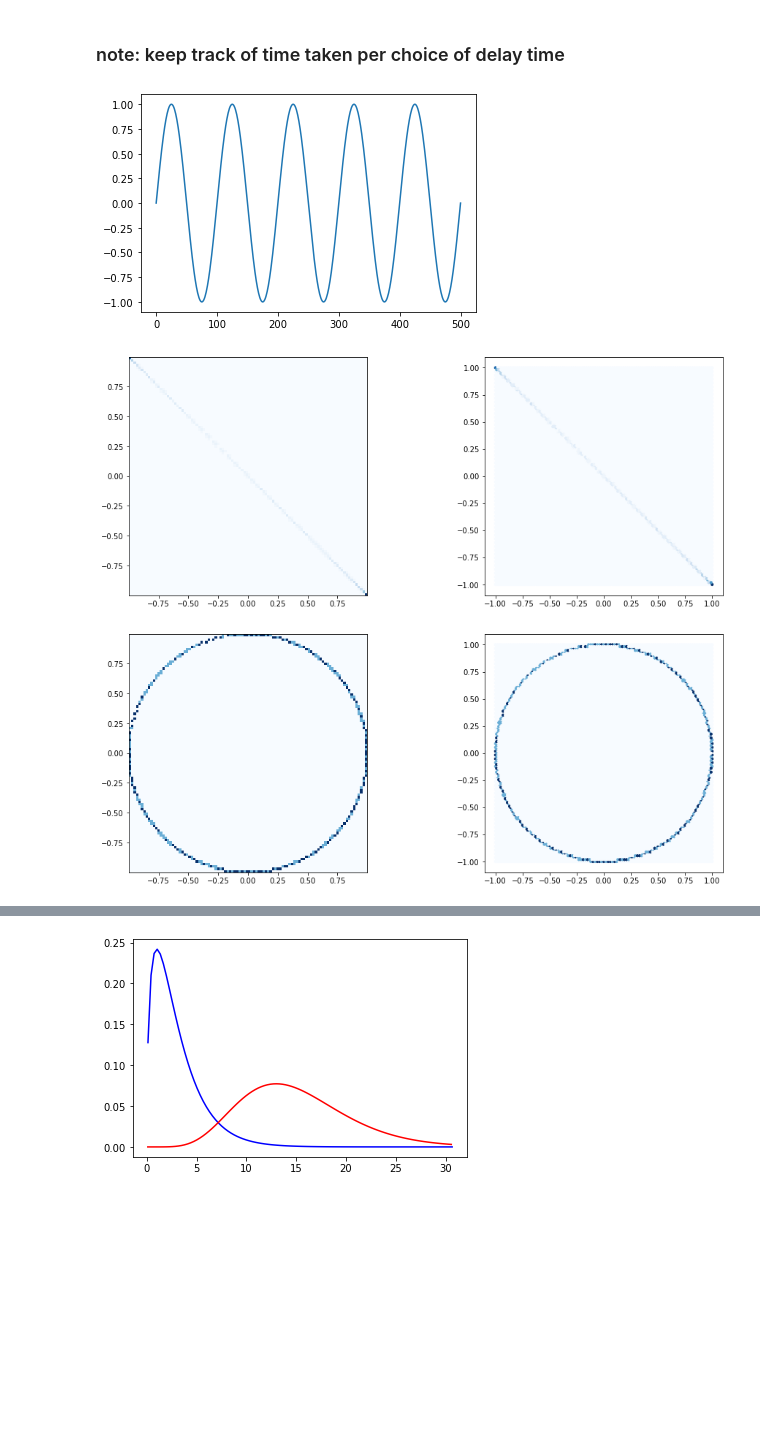
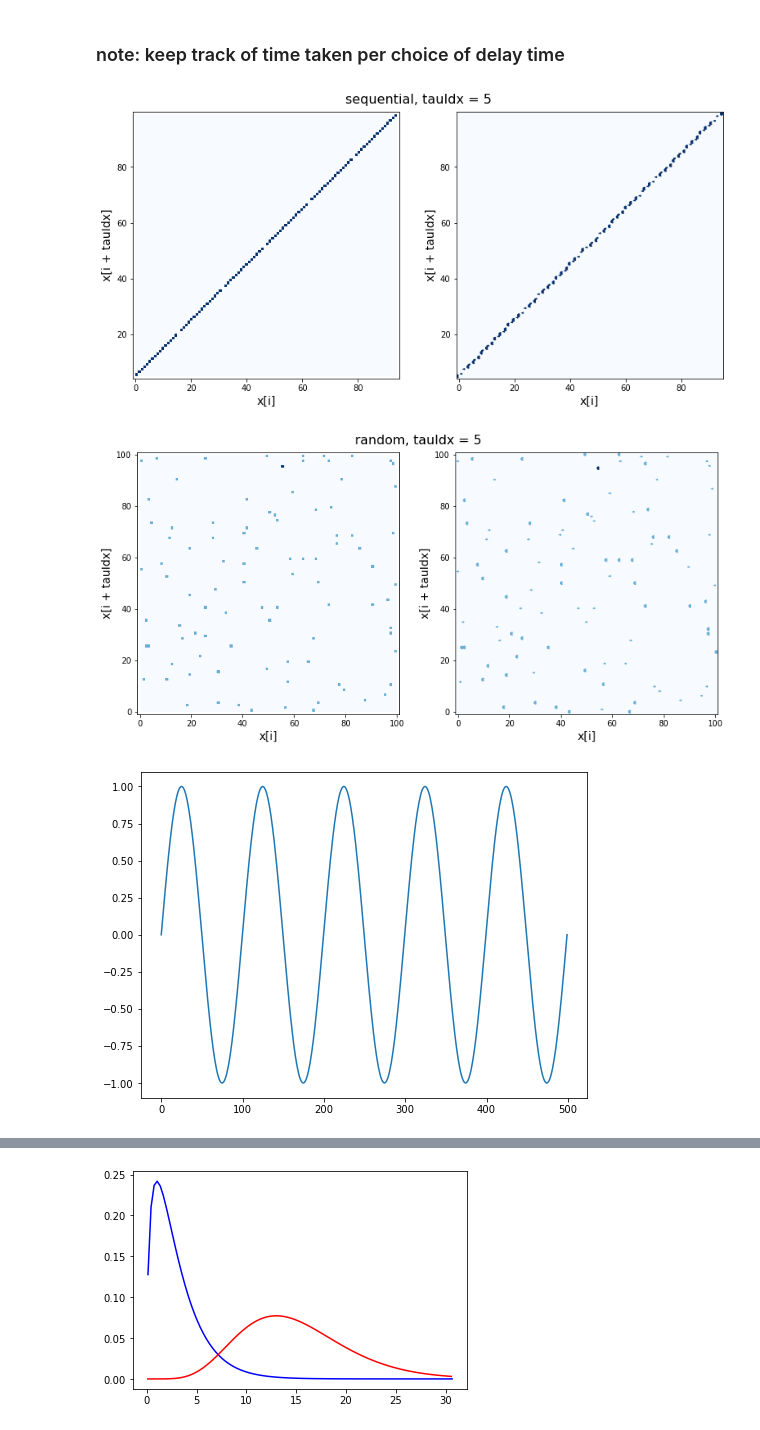
Before and after one commit to esandford/starspot_chaos, a Jupyter notebook: syntheticSignals.ipynb, the cells around one changed output, grey strips where cells are left out. Drawn from its saved outputs; the diff is of its cells as text; code cells hidden in the pictures; blank space fills up the shorter version.

```diff
--- a/syntheticSignals.ipynb
+++ b/syntheticSignals.ipynb
@@ -452,26 +452,32 @@ def bin2D(timeSeries, tauIdx,plotTitle=None):
     #print(timeSeries)
     #print(x)
     #print(y)
-    fig, axes = plt.subplots(1,2,figsize=(16,6))
+    fig, axes = plt.subplots(1,2,figsize=(13,6))
     axes[0].hist2d(x,y,bins=(100,100),cmap="Blues")
-    axes[1].hexbin(x,y,gridsize=100,cmap="Blues")
+    axes[1].hexbin(x,y,gridsize=100,cmap="Blues",extent=(np.min(x)-0.01*np.ptp(x),np.max(x)+0.01*np.ptp(x),np.min(y)-0.01*np.ptp(y),np.max(y)+0.01*np.ptp(y)))
     for ax in axes:
         ax.set_aspect('equal')
-    axes[0].set_title(plotTitle)
+        ax.set_xlabel("x[i]",fontsize=14)
+        ax.set_ylabel("x[i + tauIdx]",fontsize=14)
+        ax.set_xlim(np.min(x)-0.01*np.ptp(x), np.max(x)+0.01*np.ptp(x))
+        ax.set_ylim(np.min(y)-0.01*np.ptp(y), np.max(y)+0.01*np.ptp(y))
+    plt.suptitle(plotTitle,y=0.93,fontsize=16)
 
     return
 # %%
 # test cases:
 # sequential array
-#bin2D(timeSeries=np.arange(100),tauIdx=5)
+bin2D(timeSeries=np.arange(100),tauIdx=5,plotTitle="sequential, tauIdx = 5")
 # random array
-#bin2D(timeSeries=np.random.randint(0,101,100),tauIdx=5)
+bin2D(timeSeries=np.random.randint(0,101,100),tauIdx=5,plotTitle="random, tauIdx = 5")
 # correlated array
 corr_arr = np.sin(np.linspace(0.,10.*np.pi,500))
-plt.plot(corr_arr)
-bin2D(timeSeries=corr_arr, tauIdx = 50) # non-optimal!
-bin2D(timeSeries=corr_arr, tauIdx = 25) # optimal! 50*n = perfect linear correlation
+fig, ax = plt.subplots(1,1,figsize=(8,6))
+ax.plot(corr_arr)
+plt.show()
+bin2D(timeSeries=corr_arr, tauIdx = 50, plotTitle="sine, tauIdx = 50") # non-optimal!
+bin2D(timeSeries=corr_arr, tauIdx = 25, plotTitle="sine, tauIdx = 25") # optimal! 50*n = perfect linear correlation
 # %% [output]
-[figure, old version]
+[figure, new version]
-[figure, old version]
+[figure, new version]
-[figure, old version]
+[figure, new version]
```
Also changed, not shown: parts of 9 cells of this notebook.
